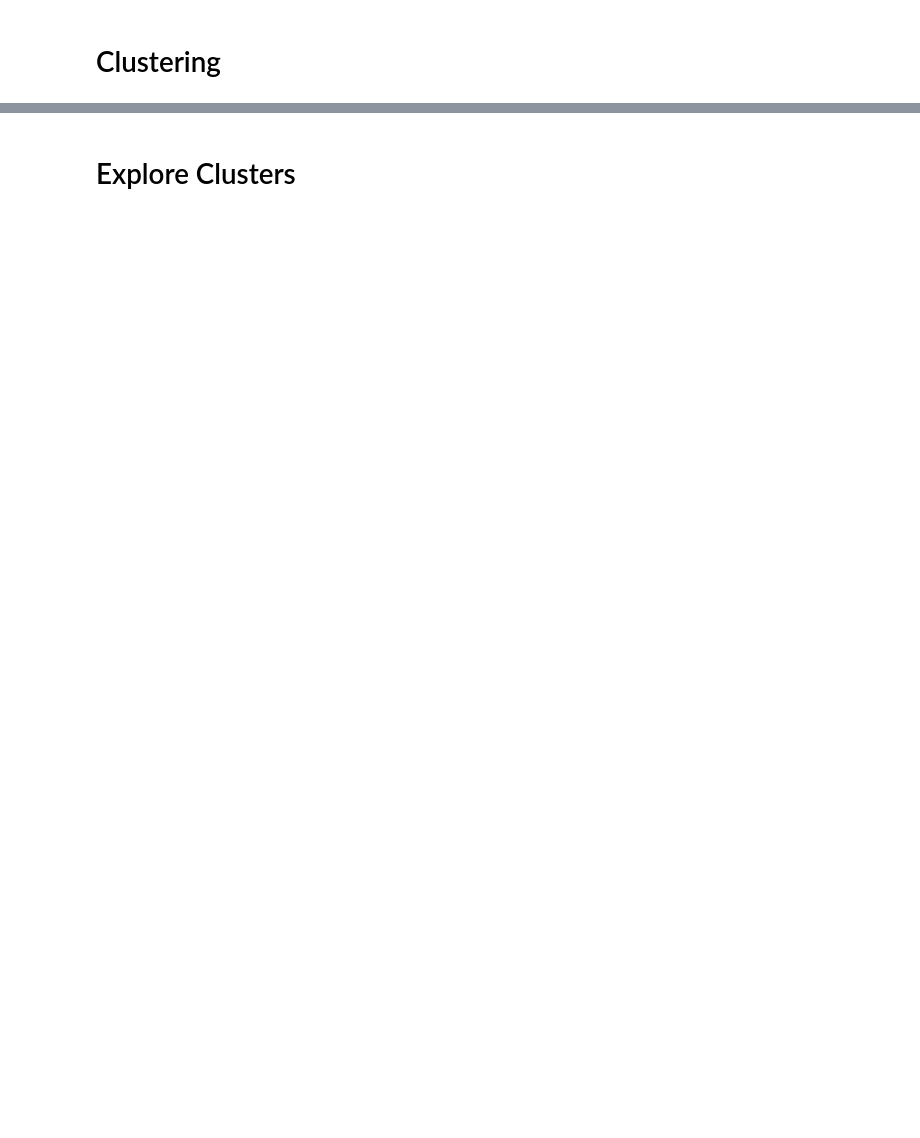
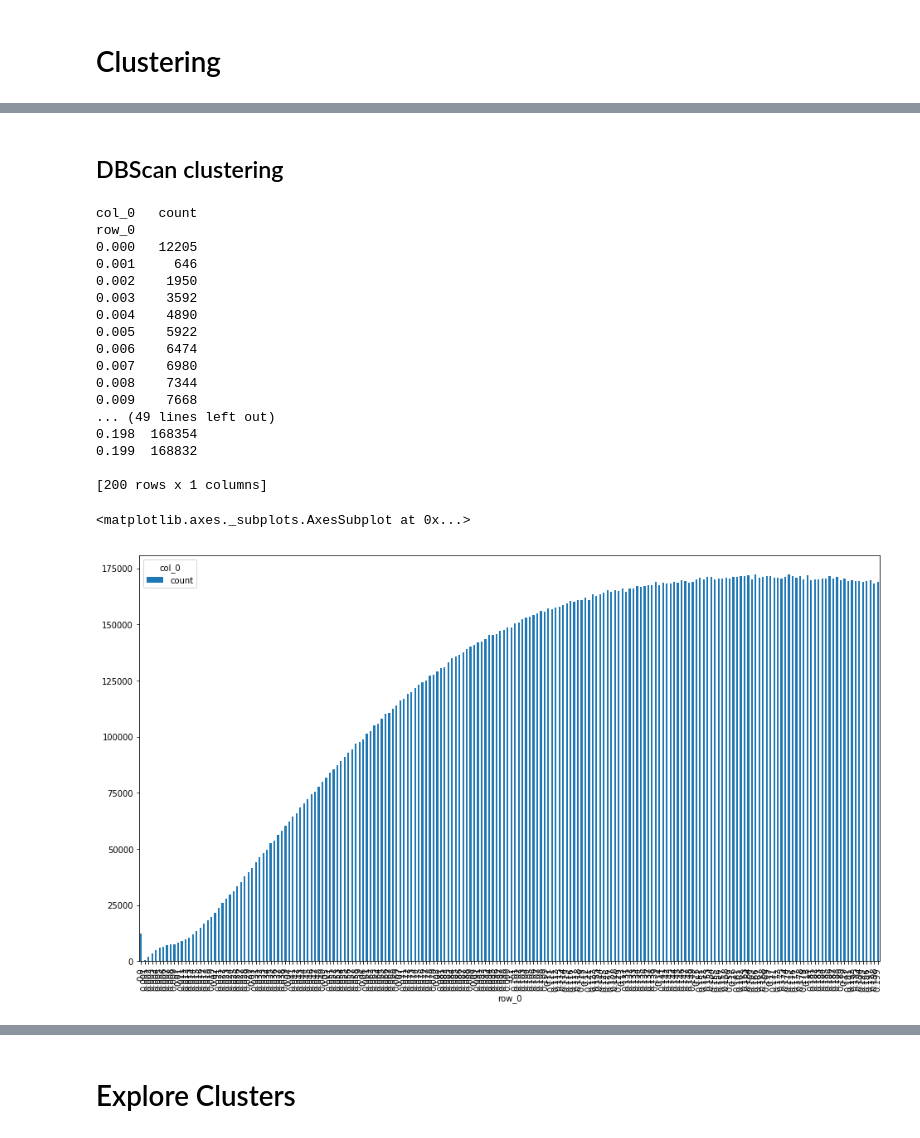
Before and after one commit to Yagwar/Whale-Jaguar, a Jupyter notebook: Clustering2_feature_engineering.ipynb, the cells around one changed output, grey strips where cells are left out. Cells and saved outputs as stored; diff of their text form; code cells hidden in the pictures; blank space fills up the shorter version.

```diff
--- a/Clustering2_feature_engineering.ipynb
+++ b/Clustering2_feature_engineering.ipynb
@@ -145,0 +295,6 @@ Text(0.5, 1.0, '2d spectral coordinates from 3d spectral hierarchical (ward) clu
+# %% [markdown]
+## DBScan clustering
+# %%
+dist_mat_3d=pairwise_distances(spect_emb_3)
+# %%
+dist_vec=dist_mat_3d.flatten()
@@ -145,0 +306,26 @@ Text(0.5, 1.0, '2d spectral coordinates from 3d spectral hierarchical (ward) clu
+# %%
+freq_dists=pd.crosstab(index=np.round_(dist_vec[dist_vec<0.25],3), columns="count")
+# %%
+print(freq_dists.iloc[:200,:])#.iloc[:50,:])
+freq_dists.iloc[:200,:].plot(kind="bar",figsize=(16,9))#.iloc[:150,:]
+#0.168
+# %% [output]
+col_0   count
+row_0
+0.000   12205
+0.001     646
+0.002    1950
+0.003    3592
+0.004    4890
+0.005    5922
+0.006    6474
+0.007    6980
+0.008    7344
+0.009    7668
+... (49 lines left out)
+0.198  168354
+0.199  168832
+
+[200 rows x 1 columns]
+<matplotlib.axes._subplots.AxesSubplot at 0x...>
+[figure, added]
```
Also changed, not shown: parts of 37 cells of this notebook, 3 other files.
